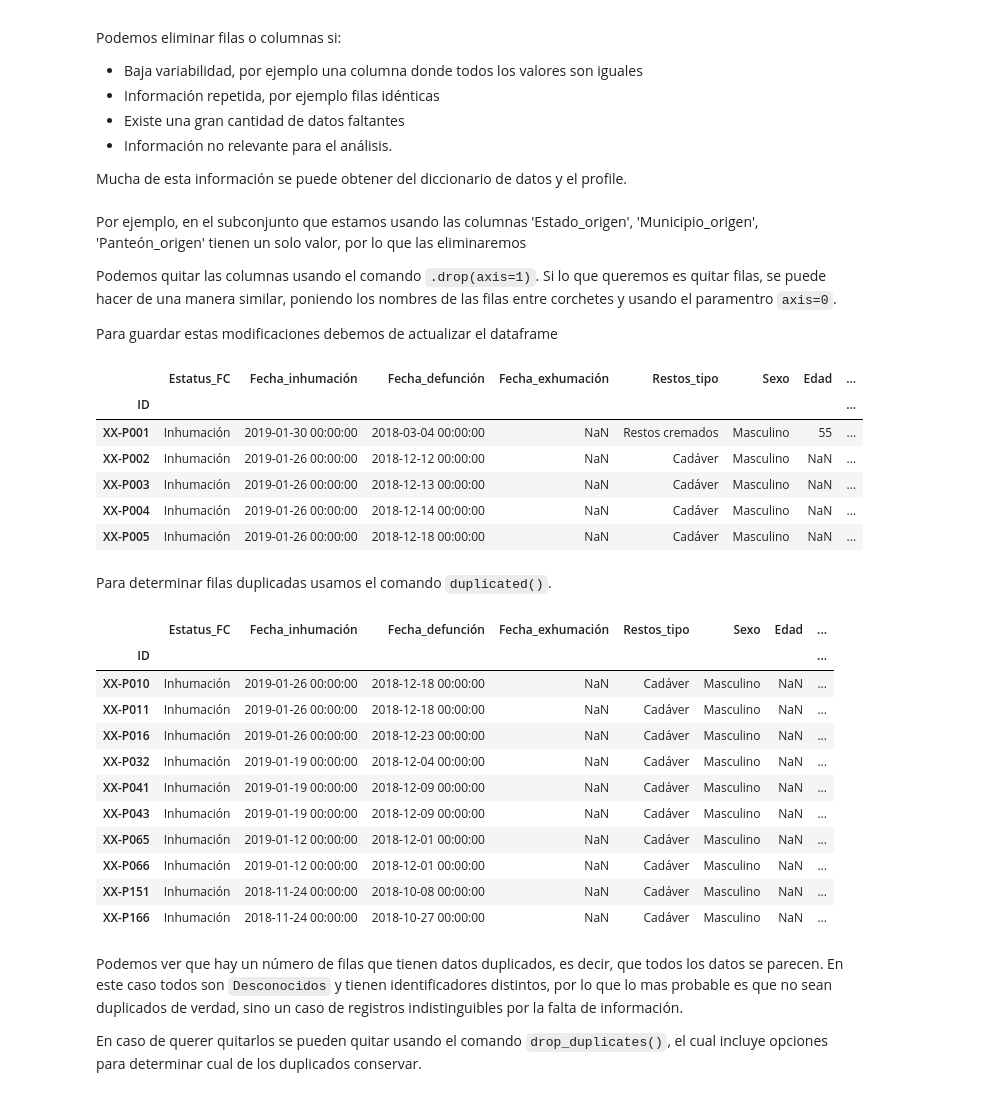
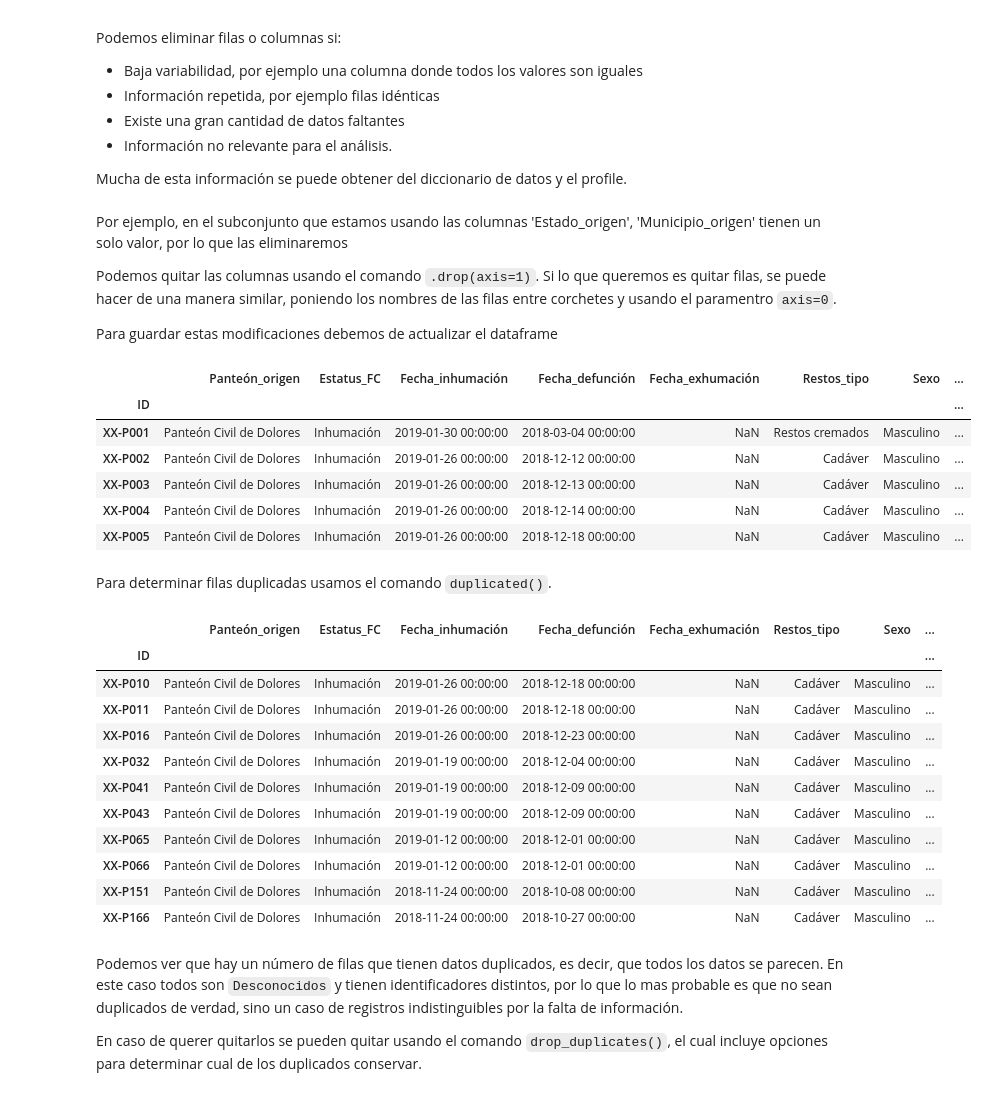
Before and after one commit to mar-esther23/CursoPandas2023, a Jupyter notebook: CP4-Limpieza.ipynb, the cells around one changed output. Drawn from its saved outputs; the diff is of its cells as text; code cells hidden in the pictures.

```diff
--- a/CP4-Limpieza.ipynb
+++ b/CP4-Limpieza.ipynb
@@ -162,39 +162,40 @@ Podemos eliminar filas o columnas si:
 
 Mucha de esta información se puede obtener del diccionario de datos y el profile.
 # %% [markdown]
-Por ejemplo, en el subconjunto que estamos usando las columnas 'Estado_origen', 'Municipio_origen', 'Panteón_origen' tienen un solo valor, por lo que las eliminaremos
+Por ejemplo, en el subconjunto que estamos usando las columnas 'Estado_origen', 'Municipio_origen' tienen un solo valor, por lo que las eliminaremos
 
 Podemos quitar las columnas usando el comando `.drop(axis=1)`. Si lo que queremos es quitar filas, se puede hacer de una manera similar, poniendo los nombres de las filas entre corchetes y usando el paramentro `axis=0`.
 
 Para guardar estas modificaciones debemos de actualizar el dataframe
 # %%
-df = df.drop( ['Estado_origen', 'Municipio_origen', 'Panteón_origen'], axis=1)
+col_drop = ['Estado_origen', 'Municipio_origen', ]
+df = df.drop( col_drop, axis=1)
 df.head()
 # %% [output]
-|  | Estatus_FC | Fecha_inhumación | Fecha_defunción | Fecha_exhumación | Restos_tipo | Sexo | Edad | ... |
+|  | Panteón_origen | Estatus_FC | Fecha_inhumación | Fecha_defunción | Fecha_exhumación | Restos_tipo | Sexo | ... |
 | ID |  |  |  |  |  |  |  | ... |
-| XX-P001 | Inhumación | 2019-01-30 00:00:00 | 2018-03-04 00:00:00 | NaN | Restos cremados | Masculino | 55 | ... |
-| XX-P002 | Inhumación | 2019-01-26 00:00:00 | 2018-12-12 00:00:00 | NaN | Cadáver | Masculino | NaN | ... |
-| XX-P003 | Inhumación | 2019-01-26 00:00:00 | 2018-12-13 00:00:00 | NaN | Cadáver | Masculino | NaN | ... |
-| XX-P004 | Inhumación | 2019-01-26 00:00:00 | 2018-12-14 00:00:00 | NaN | Cadáver | Masculino | NaN | ... |
-| XX-P005 | Inhumación | 2019-01-26 00:00:00 | 2018-12-18 00:00:00 | NaN | Cadáver | Masculino | NaN | ... |
+| XX-P001 | Panteón Civil de Dolores | Inhumación | 2019-01-30 00:00:00 | 2018-03-04 00:00:00 | NaN | Restos cremados | Masculino | ... |
+| XX-P002 | Panteón Civil de Dolores | Inhumación | 2019-01-26 00:00:00 | 2018-12-12 00:00:00 | NaN | Cadáver | Masculino | ... |
+| XX-P003 | Panteón Civil de Dolores | Inhumación | 2019-01-26 00:00:00 | 2018-12-13 00:00:00 | NaN | Cadáver | Masculino | ... |
+| XX-P004 | Panteón Civil de Dolores | Inhumación | 2019-01-26 00:00:00 | 2018-12-14 00:00:00 | NaN | Cadáver | Masculino | ... |
+| XX-P005 | Panteón Civil de Dolores | Inhumación | 2019-01-26 00:00:00 | 2018-12-18 00:00:00 | NaN | Cadáver | Masculino | ... |
 # %% [markdown]
 Para determinar filas duplicadas usamos el comando `duplicated()`.
 # %%
 df[ df.duplicated() ]
 # %% [output]
-|  | Estatus_FC | Fecha_inhumación | Fecha_defunción | Fecha_exhumación | Restos_tipo | Sexo | Edad | ... |
+|  | Panteón_origen | Estatus_FC | Fecha_inhumación | Fecha_defunción | Fecha_exhumación | Restos_tipo | Sexo | ... |
 | ID |  |  |  |  |  |  |  | ... |
-| XX-P010 | Inhumación | 2019-01-26 00:00:00 | 2018-12-18 00:00:00 | NaN | Cadáver | Masculino | NaN | ... |
-| XX-P011 | Inhumación | 2019-01-26 00:00:00 | 2018-12-18 00:00:00 | NaN | Cadáver | Masculino | NaN | ... |
-| XX-P016 | Inhumación | 2019-01-26 00:00:00 | 2018-12-23 00:00:00 | NaN | Cadáver | Masculino | NaN | ... |
-| XX-P032 | Inhumación | 2019-01-19 00:00:00 | 2018-12-04 00:00:00 | NaN | Cadáver | Masculino | NaN | ... |
-| XX-P041 | Inhumación | 2019-01-19 00:00:00 | 2018-12-09 00:00:00 | NaN | Cadáver | Masculino | NaN | ... |
-| XX-P043 | Inhumación | 2019-01-19 00:00:00 | 2018-12-09 00:00:00 | NaN | Cadáver | Masculino | NaN | ... |
-| XX-P065 | Inhumación | 2019-01-12 00:00:00 | 2018-12-01 00:00:00 | NaN | Cadáver | Masculino | NaN | ... |
-| XX-P066 | Inhumación | 2019-01-12 00:00:00 | 2018-12-01 00:00:00 | NaN | Cadáver | Masculino | NaN | ... |
-| XX-P151 | Inhumación | 2018-11-24 00:00:00 | 2018-10-08 00:00:00 | NaN | Cadáver | Masculino | NaN | ... |
-| XX-P166 | Inhumación | 2018-11-24 00:00:00 | 2018-10-27 00:00:00 | NaN | Cadáver | Masculino | NaN | ... |
+| XX-P010 | Panteón Civil de Dolores | Inhumación | 2019-01-26 00:00:00 | 2018-12-18 00:00:00 | NaN | Cadáver | Masculino | ... |
+| XX-P011 | Panteón Civil de Dolores | Inhumación | 2019-01-26 00:00:00 | 2018-12-18 00:00:00 | NaN | Cadáver | Masculino | ... |
+| XX-P016 | Panteón Civil de Dolores | Inhumación | 2019-01-26 00:00:00 | 2018-12-23 00:00:00 | NaN | Cadáver | Masculino | ... |
+| XX-P032 | Panteón Civil de Dolores | Inhumación | 2019-01-19 00:00:00 | 2018-12-04 00:00:00 | NaN | Cadáver | Masculino | ... |
+| XX-P041 | Panteón Civil de Dolores | Inhumación | 2019-01-19 00:00:00 | 2018-12-09 00:00:00 | NaN | Cadáver | Masculino | ... |
+| XX-P043 | Panteón Civil de Dolores | Inhumación | 2019-01-19 00:00:00 | 2018-12-09 00:00:00 | NaN | Cadáver | Masculino | ... |
+| XX-P065 | Panteón Civil de Dolores | Inhumación | 2019-01-12 00:00:00 | 2018-12-01 00:00:00 | NaN | Cadáver | Masculino | ... |
+| XX-P066 | Panteón Civil de Dolores | Inhumación | 2019-01-12 00:00:00 | 2018-12-01 00:00:00 | NaN | Cadáver | Masculino | ... |
+| XX-P151 | Panteón Civil de Dolores | Inhumación | 2018-11-24 00:00:00 | 2018-10-08 00:00:00 | NaN | Cadáver | Masculino | ... |
+| XX-P166 | Panteón Civil de Dolores | Inhumación | 2018-11-24 00:00:00 | 2018-10-27 00:00:00 | NaN | Cadáver | Masculino | ... |
 # %% [markdown]
 Podemos ver que hay un número de filas que tienen datos duplicados, es decir, que todos los datos se parecen.
 En este caso todos son `Desconocidos` y tienen identificadores distintos, por lo que lo mas probable es que no sean duplicados de verdad, sino un caso de registros indistinguibles por la falta de información.
```
Also changed, not shown: parts of 36 cells of this notebook, 3 other files.
